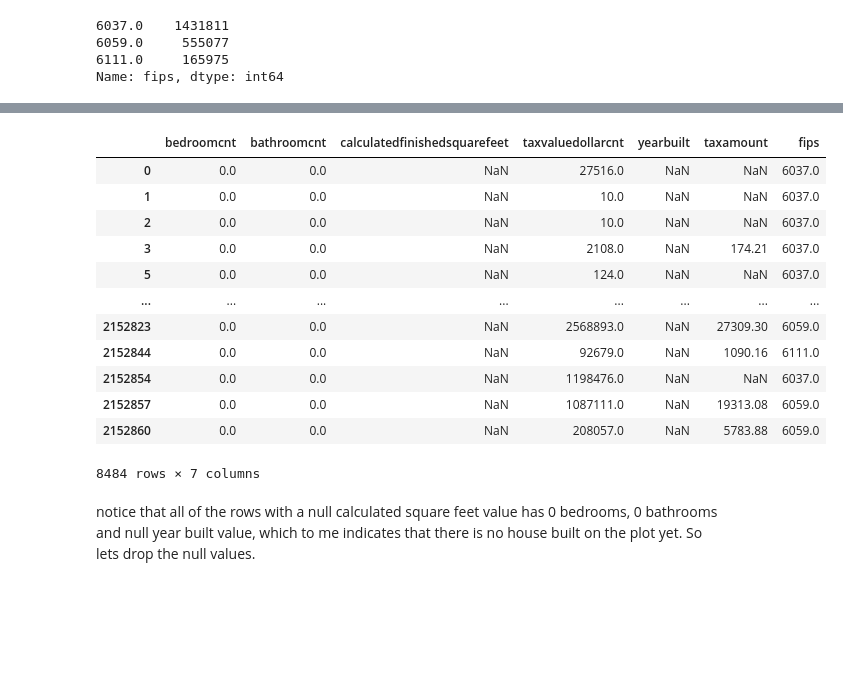
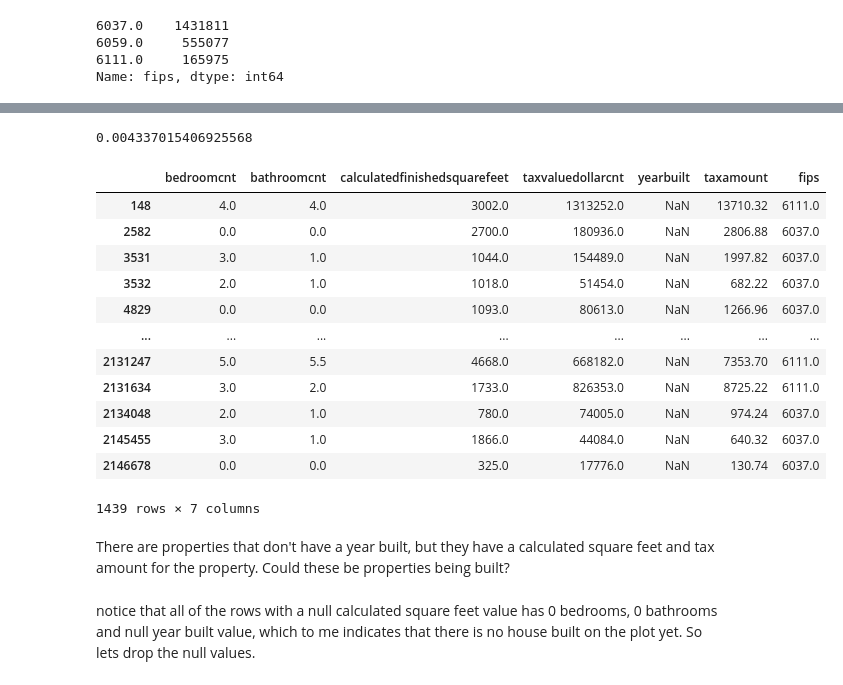
Before and after one commit to Adam-Harris87/regression-exercises, a Jupyter notebook: wrangle.ipynb, the cells around one changed output, grey strips where cells are left out. Cells and saved outputs as stored; diff of their text form; code cells hidden in the pictures; blank space fills up the shorter version.

```diff
--- a/wrangle.ipynb
+++ b/wrangle.ipynb
@@ -97,19 +97,26 @@ fips                            0
 dtype: int64
+# %%
+9337 / 2152863
+# %% [output]
+0.004337015406925568
 # %%
-df[df.calculatedfinishedsquarefeet.isna() == True]
+df[(df.yearbuilt.isna() == True) & (df.calculatedfinishedsquarefeet.isna() == False)
+  & (df.taxamount.isna() == False)]
 # %% [output]
 |  | bedroomcnt | bathroomcnt | calculatedfinishedsquarefeet | taxvaluedollarcnt | yearbuilt | taxamount | fips |
-| 0 | 0.0 | 0.0 | NaN | 27516.0 | NaN | NaN | 6037.0 |
-| 1 | 0.0 | 0.0 | NaN | 10.0 | NaN | NaN | 6037.0 |
-| 2 | 0.0 | 0.0 | NaN | 10.0 | NaN | NaN | 6037.0 |
-| 3 | 0.0 | 0.0 | NaN | 2108.0 | NaN | 174.21 | 6037.0 |
-| 5 | 0.0 | 0.0 | NaN | 124.0 | NaN | NaN | 6037.0 |
+| 148 | 4.0 | 4.0 | 3002.0 | 1313252.0 | NaN | 13710.32 | 6111.0 |
+| 2582 | 0.0 | 0.0 | 2700.0 | 180936.0 | NaN | 2806.88 | 6037.0 |
+| 3531 | 3.0 | 1.0 | 1044.0 | 154489.0 | NaN | 1997.82 | 6037.0 |
+| 3532 | 2.0 | 1.0 | 1018.0 | 51454.0 | NaN | 682.22 | 6037.0 |
+| 4829 | 0.0 | 0.0 | 1093.0 | 80613.0 | NaN | 1266.96 | 6037.0 |
 | ... | ... | ... | ... | ... | ... | ... | ... |
-| 2152823 | 0.0 | 0.0 | NaN | 2568893.0 | NaN | 27309.30 | 6059.0 |
-| 2152844 | 0.0 | 0.0 | NaN | 92679.0 | NaN | 1090.16 | 6111.0 |
-| 2152854 | 0.0 | 0.0 | NaN | 1198476.0 | NaN | NaN | 6037.0 |
-| 2152857 | 0.0 | 0.0 | NaN | 1087111.0 | NaN | 19313.08 | 6059.0 |
-| 2152860 | 0.0 | 0.0 | NaN | 208057.0 | NaN | 5783.88 | 6059.0 |
+| 2131247 | 5.0 | 5.5 | 4668.0 | 668182.0 | NaN | 7353.70 | 6111.0 |
+| 2131634 | 3.0 | 2.0 | 1733.0 | 826353.0 | NaN | 8725.22 | 6111.0 |
+| 2134048 | 2.0 | 1.0 | 780.0 | 74005.0 | NaN | 974.24 | 6037.0 |
+| 2145455 | 3.0 | 1.0 | 1866.0 | 44084.0 | NaN | 640.32 | 6037.0 |
+| 2146678 | 0.0 | 0.0 | 325.0 | 17776.0 | NaN | 130.74 | 6037.0 |
-8484 rows × 7 columns
+1439 rows × 7 columns
+# %% [markdown]
+There are properties that don't have a year built, but they have a calculated square feet and tax amount for the property. Could these be properties being built?
 # %% [markdown]
 notice that all of the rows with a null calculated square feet value has 0 bedrooms, 0 bathrooms and null year built value, which to me indicates that there is no house built on the plot yet. So lets drop the null values.
```
Also changed, not shown: parts of 27 cells of this notebook, 1 other file.
